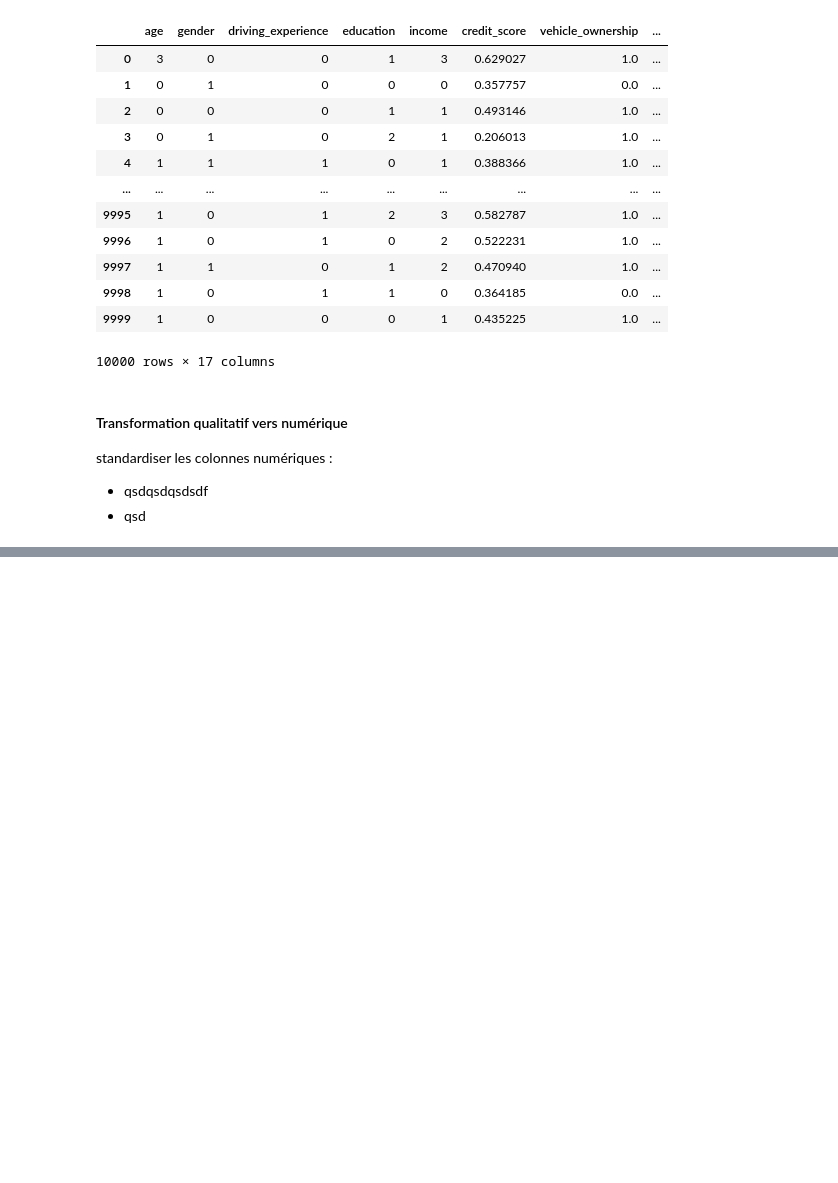
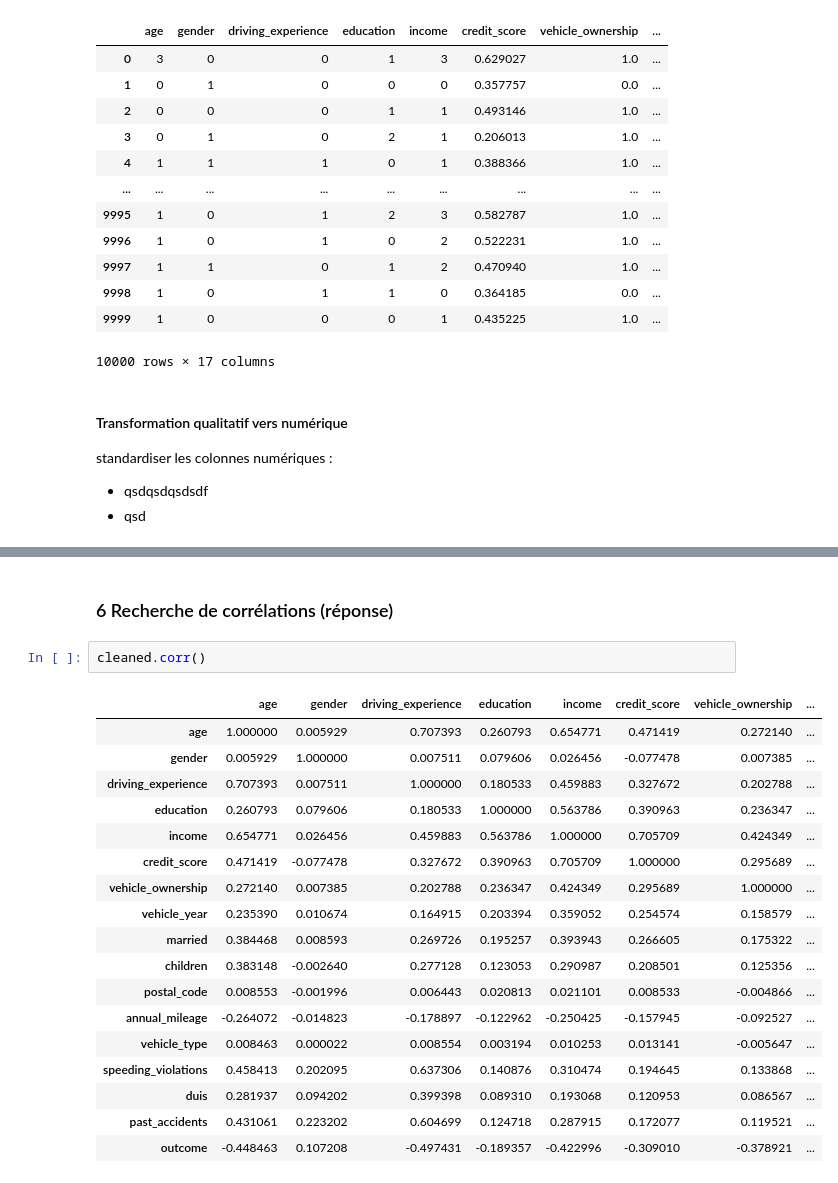
Before and after one commit to AntoineHazebrouck/data-science, a Jupyter notebook: project/main.ipynb, the cells around one changed output, grey strips where cells are left out. Drawn from its saved outputs; the diff is of its cells as text; blank space fills up the shorter version.

```diff
--- a/project/main.ipynb
+++ b/project/main.ipynb
@@ -342,0 +353,23 @@ Après avoir réalisé toutes ces transformations, il est intéressant d'examine
+# %% [markdown]
+### 6 Recherche de corrélations (réponse)
+# %%
+cleaned.corr()
+# %% [output]
+|  | age | gender | driving_experience | education | income | credit_score | vehicle_ownership | ... |
+| age | 1.000000 | 0.005929 | 0.707393 | 0.260793 | 0.654771 | 0.471419 | 0.272140 | ... |
+| gender | 0.005929 | 1.000000 | 0.007511 | 0.079606 | 0.026456 | -0.077478 | 0.007385 | ... |
+| driving_experience | 0.707393 | 0.007511 | 1.000000 | 0.180533 | 0.459883 | 0.327672 | 0.202788 | ... |
+| education | 0.260793 | 0.079606 | 0.180533 | 1.000000 | 0.563786 | 0.390963 | 0.236347 | ... |
+| income | 0.654771 | 0.026456 | 0.459883 | 0.563786 | 1.000000 | 0.705709 | 0.424349 | ... |
+| credit_score | 0.471419 | -0.077478 | 0.327672 | 0.390963 | 0.705709 | 1.000000 | 0.295689 | ... |
+| vehicle_ownership | 0.272140 | 0.007385 | 0.202788 | 0.236347 | 0.424349 | 0.295689 | 1.000000 | ... |
+| vehicle_year | 0.235390 | 0.010674 | 0.164915 | 0.203394 | 0.359052 | 0.254574 | 0.158579 | ... |
+| married | 0.384468 | 0.008593 | 0.269726 | 0.195257 | 0.393943 | 0.266605 | 0.175322 | ... |
+| children | 0.383148 | -0.002640 | 0.277128 | 0.123053 | 0.290987 | 0.208501 | 0.125356 | ... |
+| postal_code | 0.008553 | -0.001996 | 0.006443 | 0.020813 | 0.021101 | 0.008533 | -0.004866 | ... |
+| annual_mileage | -0.264072 | -0.014823 | -0.178897 | -0.122962 | -0.250425 | -0.157945 | -0.092527 | ... |
+| vehicle_type | 0.008463 | 0.000022 | 0.008554 | 0.003194 | 0.010253 | 0.013141 | -0.005647 | ... |
+| speeding_violations | 0.458413 | 0.202095 | 0.637306 | 0.140876 | 0.310474 | 0.194645 | 0.133868 | ... |
+| duis | 0.281937 | 0.094202 | 0.399398 | 0.089310 | 0.193068 | 0.120953 | 0.086567 | ... |
+| past_accidents | 0.431061 | 0.223202 | 0.604699 | 0.124718 | 0.287915 | 0.172077 | 0.119521 | ... |
+| outcome | -0.448463 | 0.107208 | -0.497431 | -0.189357 | -0.422996 | -0.309010 | -0.378921 | ... |
```
Also changed, not shown: parts of 8 cells of this notebook, 1 other file.
